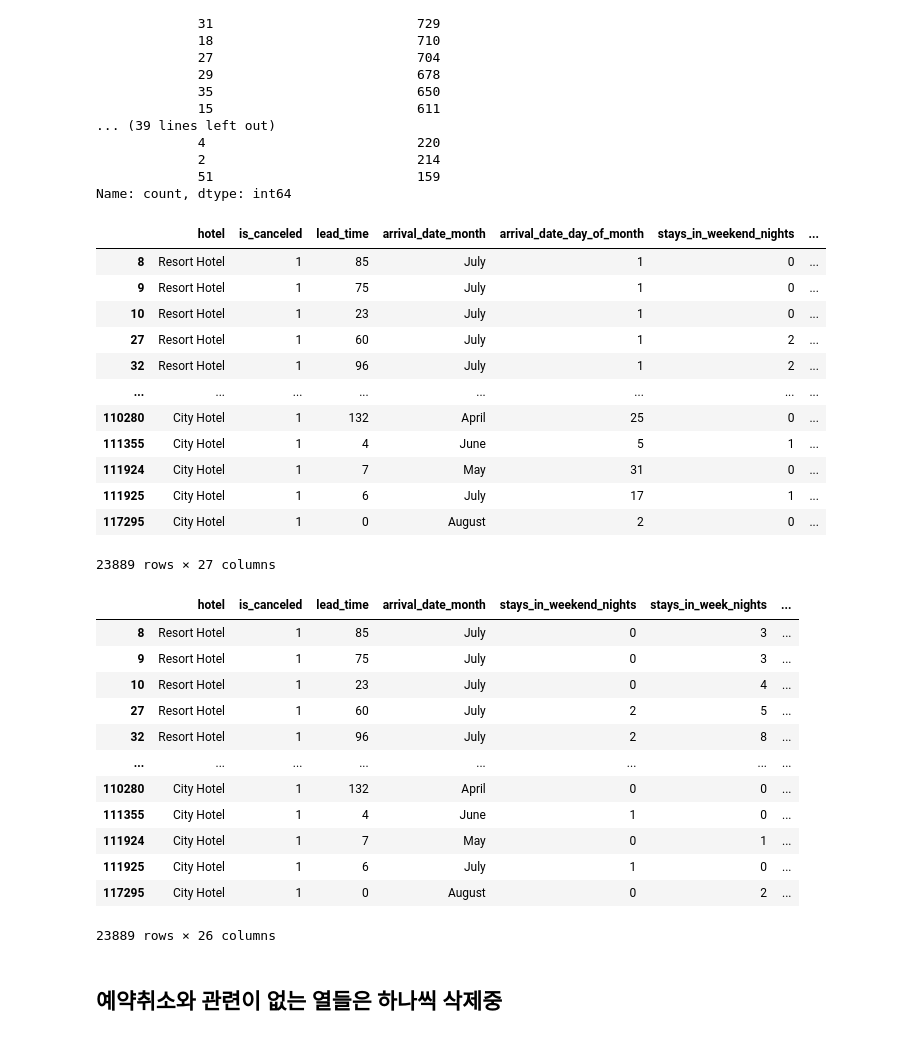
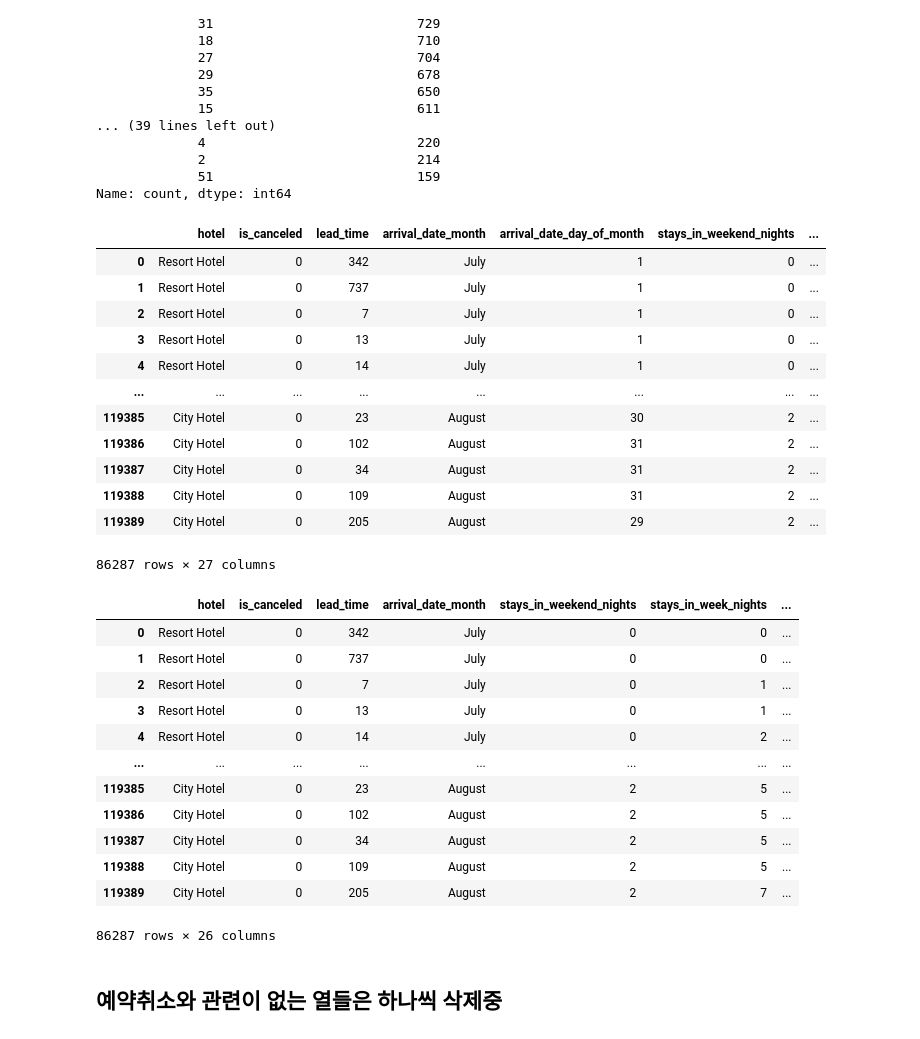
Before and after one commit to Woo0ddy/Coding_Blog, a Jupyter notebook: 미션2_1팀_강동우.ipynb, the cells around one changed output. Drawn from its saved outputs; the diff is of its cells as text; code cells hidden in the pictures.

```diff
--- a/미션2_1팀_강동우.ipynb
+++ b/미션2_1팀_강동우.ipynb
@@ -181,22 +181,22 @@ is_canceled  arrival_date_week_number
 Name: count, dtype: int64
 # %%
 set_df = set_df.drop(columns='arrival_date_week_number')
-set_df = set_df[set_df['is_canceled'] == 1]
+# set_df = set_df[set_df['is_canceled'] == 1]
 set_df
 # %% [output]
 |  | hotel | is_canceled | lead_time | arrival_date_month | arrival_date_day_of_month | stays_in_weekend_nights | ... |
-| 8 | Resort Hotel | 1 | 85 | July | 1 | 0 | ... |
-| 9 | Resort Hotel | 1 | 75 | July | 1 | 0 | ... |
-| 10 | Resort Hotel | 1 | 23 | July | 1 | 0 | ... |
-| 27 | Resort Hotel | 1 | 60 | July | 1 | 2 | ... |
-| 32 | Resort Hotel | 1 | 96 | July | 1 | 2 | ... |
+| 0 | Resort Hotel | 0 | 342 | July | 1 | 0 | ... |
+| 1 | Resort Hotel | 0 | 737 | July | 1 | 0 | ... |
+| 2 | Resort Hotel | 0 | 7 | July | 1 | 0 | ... |
+| 3 | Resort Hotel | 0 | 13 | July | 1 | 0 | ... |
+| 4 | Resort Hotel | 0 | 14 | July | 1 | 0 | ... |
 | ... | ... | ... | ... | ... | ... | ... | ... |
-| 110280 | City Hotel | 1 | 132 | April | 25 | 0 | ... |
-| 111355 | City Hotel | 1 | 4 | June | 5 | 1 | ... |
-| 111924 | City Hotel | 1 | 7 | May | 31 | 0 | ... |
-| 111925 | City Hotel | 1 | 6 | July | 17 | 1 | ... |
-| 117295 | City Hotel | 1 | 0 | August | 2 | 0 | ... |
+| 119385 | City Hotel | 0 | 23 | August | 30 | 2 | ... |
+| 119386 | City Hotel | 0 | 102 | August | 31 | 2 | ... |
+| 119387 | City Hotel | 0 | 34 | August | 31 | 2 | ... |
+| 119388 | City Hotel | 0 | 109 | August | 31 | 2 | ... |
+| 119389 | City Hotel | 0 | 205 | August | 29 | 2 | ... |
-23889 rows × 27 columns
+86287 rows × 27 columns
 # %%
 set_df['arrival_date_day_of_month'].value_counts()
 set_df = set_df.drop(columns='arrival_date_day_of_month')
@@ -204,18 +204,18 @@ set_df = set_df.drop(columns='arrival_date_day_of_month')
 set_df
 # %% [output]
 |  | hotel | is_canceled | lead_time | arrival_date_month | stays_in_weekend_nights | stays_in_week_nights | ... |
-| 8 | Resort Hotel | 1 | 85 | July | 0 | 3 | ... |
-| 9 | Resort Hotel | 1 | 75 | July | 0 | 3 | ... |
-| 10 | Resort Hotel | 1 | 23 | July | 0 | 4 | ... |
-| 27 | Resort Hotel | 1 | 60 | July | 2 | 5 | ... |
-| 32 | Resort Hotel | 1 | 96 | July | 2 | 8 | ... |
+| 0 | Resort Hotel | 0 | 342 | July | 0 | 0 | ... |
+| 1 | Resort Hotel | 0 | 737 | July | 0 | 0 | ... |
+| 2 | Resort Hotel | 0 | 7 | July | 0 | 1 | ... |
+| 3 | Resort Hotel | 0 | 13 | July | 0 | 1 | ... |
+| 4 | Resort Hotel | 0 | 14 | July | 0 | 2 | ... |
 | ... | ... | ... | ... | ... | ... | ... | ... |
-| 110280 | City Hotel | 1 | 132 | April | 0 | 0 | ... |
-| 111355 | City Hotel | 1 | 4 | June | 1 | 0 | ... |
-| 111924 | City Hotel | 1 | 7 | May | 0 | 1 | ... |
-| 111925 | City Hotel | 1 | 6 | July | 1 | 0 | ... |
-| 117295 | City Hotel | 1 | 0 | August | 0 | 2 | ... |
+| 119385 | City Hotel | 0 | 23 | August | 2 | 5 | ... |
+| 119386 | City Hotel | 0 | 102 | August | 2 | 5 | ... |
+| 119387 | City Hotel | 0 | 34 | August | 2 | 5 | ... |
+| 119388 | City Hotel | 0 | 109 | August | 2 | 5 | ... |
+| 119389 | City Hotel | 0 | 205 | August | 2 | 7 | ... |
-23889 rows × 26 columns
+86287 rows × 26 columns
 # %% [markdown]
 ## 예약취소와 관련이 없는 열들은 하나씩 삭제중
 # %%
```
Also changed, not shown: parts of 7 cells of this notebook.
